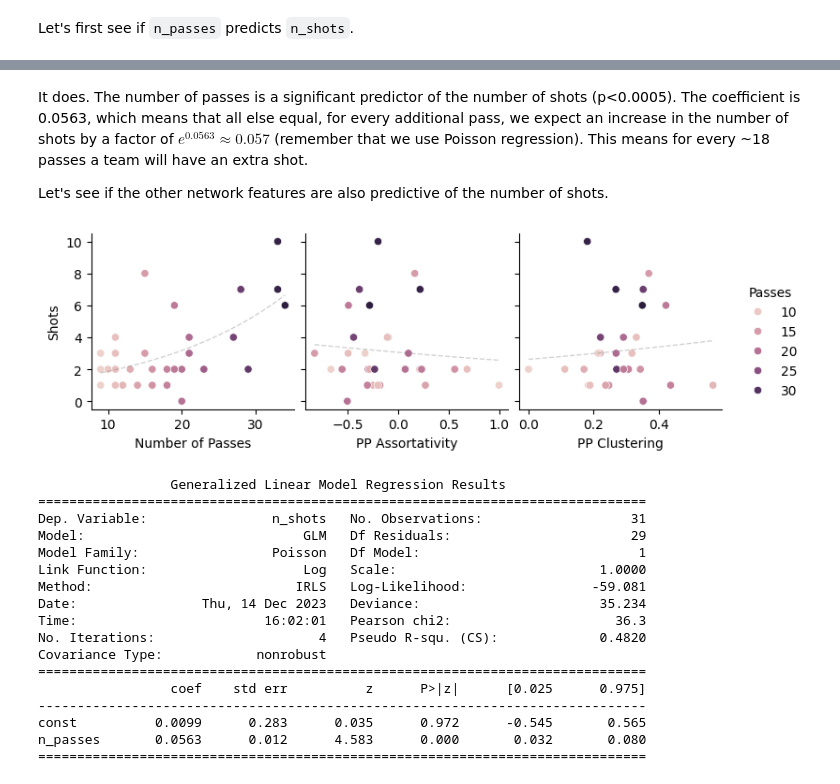
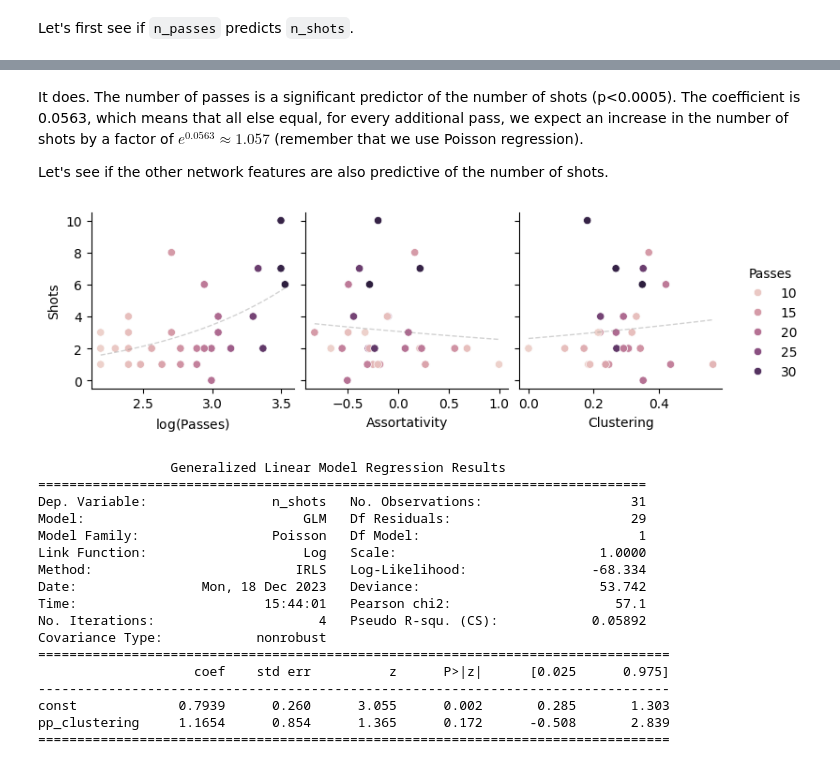
Before and after one commit to Herbsi/sport-networks, a Jupyter notebook: Regression.ipynb, the cells around one changed output, grey strips where cells are left out. Saved outputs shown, nothing was run; the diff lists cells and outputs as text; code cells hidden in the pictures.

Commit message:
Clean up regression notebook

```diff
--- a/Regression.ipynb
+++ b/Regression.ipynb
@@ -198,8 +236,8 @@ def get_goals_df(features: List[Callable] | Callable) -> pd.DataFrame:
     return df
 # %%
 df = get_goals_df(features)
-xs = ["n_passes"] + [feature.__name__ for feature in features]
-x_labels = {"n_passes": "Passes", "assortativity": "Assortativity", "clustering": "Clustering"}
+xs = ["log_n_passes"] + [feature.__name__ for feature in features]
+x_labels = {"log_n_passes": r"$\log(\text{Passes})$", "assortativity": "Assortativity", "clustering": "Clustering"}
 
 grid = sns.pairplot(
     df,
@@ -228,5 +266,5 @@ plt.savefig("report/images/hockey/goals_scatter.png", dpi=600, bbox_inches="tigh
 # %%
-fit(df, ["n_passes"], "goals", "poisson")
+fit(df, ["log_n_passes"], "goals", "poisson")
 # %% [output]
                  Generalized Linear Model Regression Results
 ==============================================================================
@@ -248,8 +286,3 @@ n_passes       0.0103      0.003      3.264      0.001       0.004       0.017
-# %%
-controls = {
-    network.assortativity: ["n_passes"],
-    network.clustering: ["n_passes"],
-}
 # %%
 for feature in features:
     feature_name = feature.__name__
@@ -350,6 +380,6 @@ for feature in features:
     print(f"Feature: {feature_name}")
     df = get_pp_df(feature)
     df.dropna(inplace=True)
-    covariates = [f"normal_{feature_name}", f"pp_{feature_name}"] + controls[feature]
+    covariates = [f"pp_{feature_name}"] + controls[feature]
     fit(df, covariates=covariates, target="goal", family="binomial")
     print("\n\n")
@@ -381,42 +448,46 @@ const          0.0099      0.283      0.035      0.972      -0.545       0.565
 n_passes       0.0563      0.012      4.583      0.000       0.032       0.080
 ==============================================================================
 # %% [markdown]
-It does. The number of passes is a significant predictor of the number of shots (p<0.0005). The coefficient is 0.0563, which means that all else equal, for every additional pass, we expect an increase in the number of shots by a factor of $e^{0.0563}\approx 0.057$ (remember that we use Poisson regression). This means for every ~18 passes a team will have an extra shot.
+It does. The number of passes is a significant predictor of the number of shots (p<0.0005). The coefficient is 0.0563, which means that all else equal, for every additional pass, we expect an increase in the number of shots by a factor of $e^{0.0563}\approx 1.057$ (remember that we use Poisson regression).
 
 Let's see if the other network features are also predictive of the number of shots.
 # %%
 df = get_pp_df(features).dropna()
-xs = ["n_passes"] + [f"pp_{feature.__name__}" for feature in features]
-x_labels = {"n_passes": "Passes", "pp_assortativity": "PP Assortativity", "pp_clustering": "PP Clustering"}
+xs = ["log_n_passes"] + [f"pp_{feature.__name__}" for feature in features]
+x_labels = {
+    "log_n_passes": r"$\log(\text{Passes})$",
+    "pp_assortativity": "Assortativity",
+    "pp_clustering": "Clustering",
+}
 
 grid = sns.pairplot(
     df,
     x_vars=xs,
     y_vars=["n_shots"],
     hue="n_passes",
 )
 for x, ax in zip(xs, grid.axes[0]):
     lm = sm.GLM(df["n_shots"], sm.add_constant(df[x]), family=sm.families.Poisson()).fit()
     inputs = np.linspace(df[x].min(), df[x].max(), 100)
     sns.lineplot(
         x=inputs,
         y=lm.predict(sm.add_constant(inputs)),
         ax=ax,
         color="grey",
         **{"lw": 1, "ls": "--", "alpha": 0.35},
     )
     ax.legend().remove()
     ax.set_xlabel(x_labels[x])
     ax.set_ylabel("Shots")
     # plt.yticks([0, 1])
 
 grid.legend.set_title("Passes")
 plt.savefig("report/images/hockey/pp_shots_scatter.png", dpi=600, bbox_inches="tight")
 # %% [output]
-[figure, old version]
+[figure, new version]
 # %%
 df = get_pp_df(features)
-fit(df, covariates=["n_passes"], target="n_shots", family="poisson")
+fit(df, covariates=["pp_clustering"], target="n_shots", family="poisson")
 # %% [output]
                  Generalized Linear Model Regression Results
 ==============================================================================
@@ -424,17 +495,17 @@ Dep. Variable:                n_shots   No. Observations:                   31
 Model:                            GLM   Df Residuals:                       29
 Model Family:                 Poisson   Df Model:                            1
 Link Function:                    Log   Scale:                          1.0000
-Method:                          IRLS   Log-Likelihood:                -59.081
-Date:                Thu, 14 Dec 2023   Deviance:                       35.234
-Time:                        16:02:01   Pearson chi2:                     36.3
-No. Iterations:                     4   Pseudo R-squ. (CS):             0.4820
+Method:                          IRLS   Log-Likelihood:                -68.334
+Date:                Mon, 18 Dec 2023   Deviance:                       53.742
+Time:                        15:44:01   Pearson chi2:                     57.1
+No. Iterations:                     4   Pseudo R-squ. (CS):            0.05892
 Covariance Type:            nonrobust
-==============================================================================
-                 coef    std err          z      P>|z|      [0.025      0.975]
-------------------------------------------------------------------------------
-const          0.0099      0.283      0.035      0.972      -0.545       0.565
-n_passes       0.0563      0.012      4.583      0.000       0.032       0.080
-==============================================================================
+=================================================================================
+                    coef    std err          z      P>|z|      [0.025      0.975]
+---------------------------------------------------------------------------------
+const             0.7939      0.260      3.055      0.002       0.285       1.303
+pp_clustering     1.1654      0.854      1.365      0.172      -0.508       2.839
+=================================================================================
 # %%
 for feature in features:
     feature_name = feature.__name__
```
Also changed, not shown: parts of 18 cells of this notebook, 1 other file.
